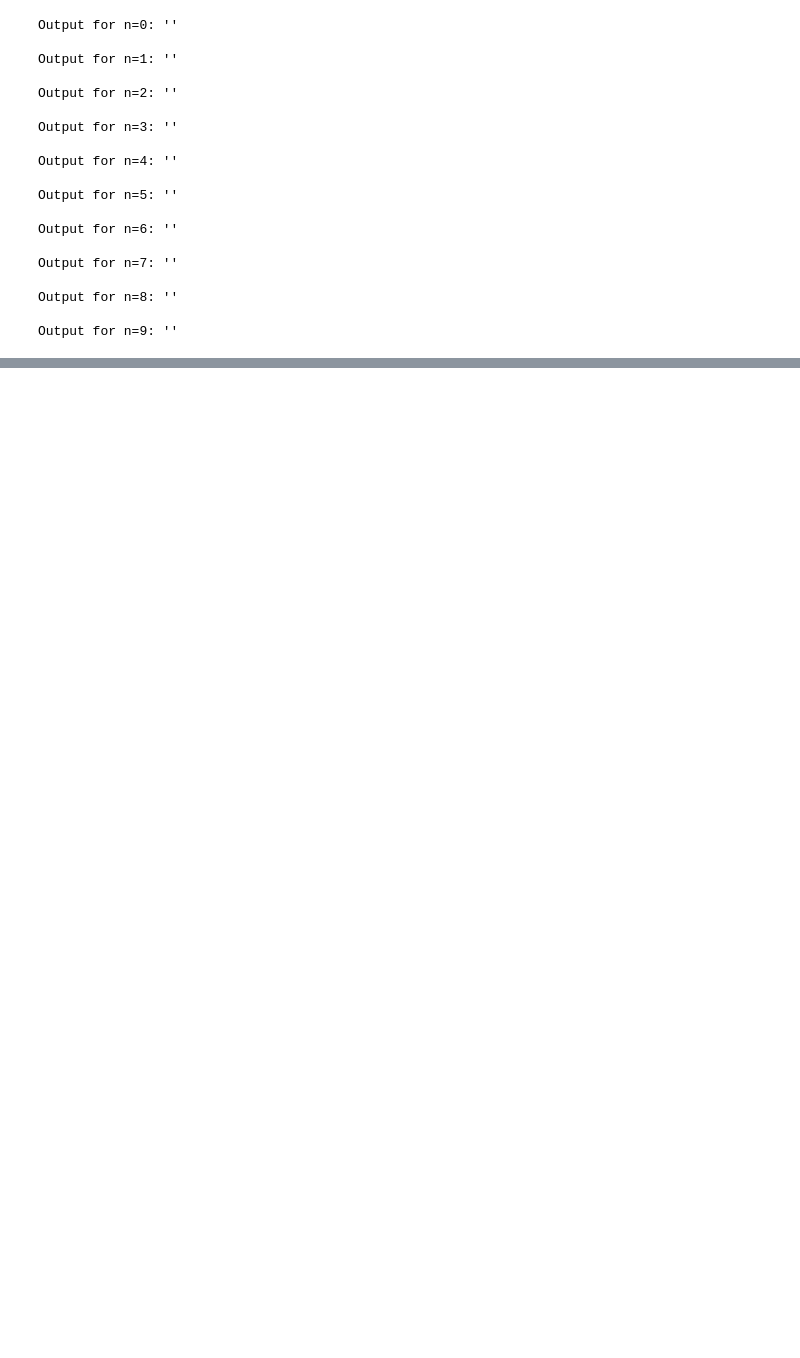
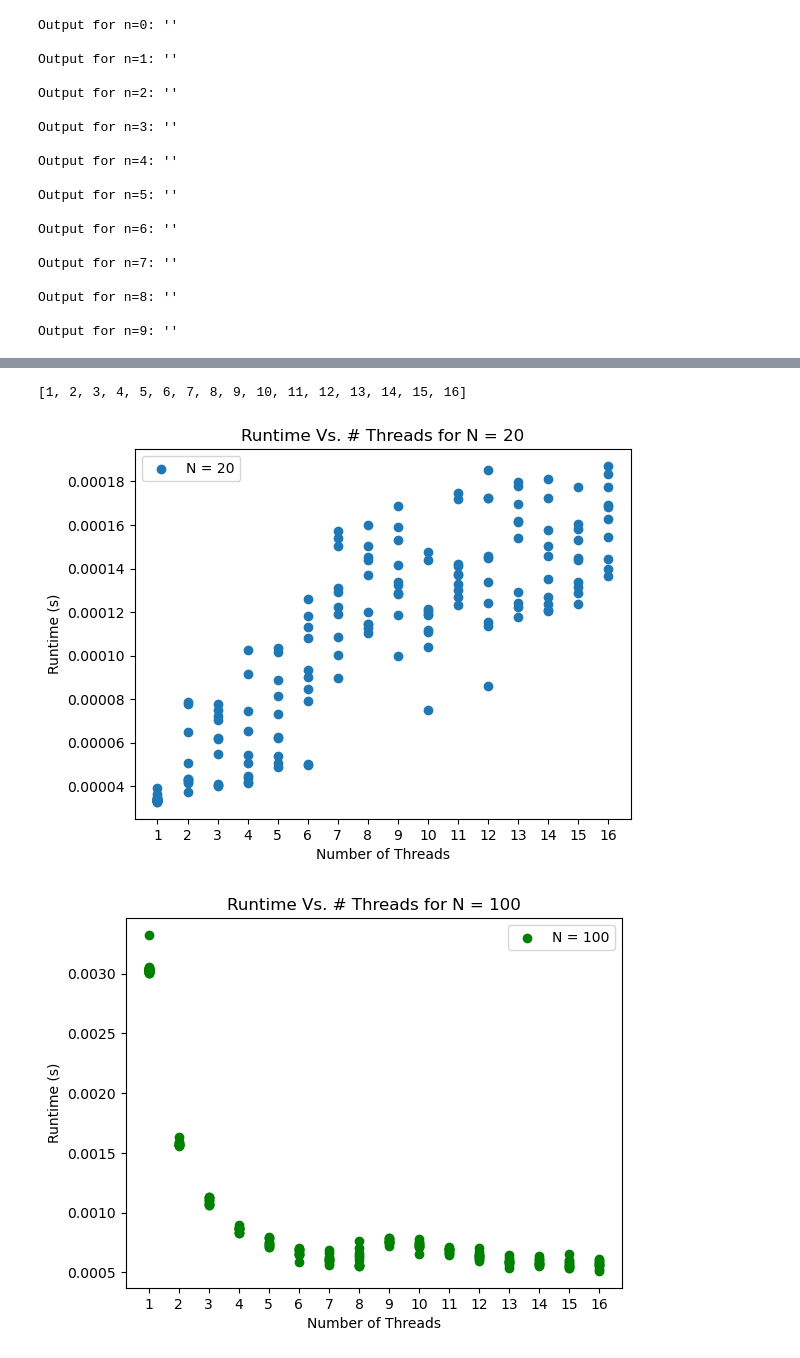
Before and after one commit to cmse822/project-4-openmp-intro-team-4, a Jupyter notebook: Part1_Driver_Visualization.ipynb, the cells around one changed output, grey strips where cells are left out. Cells and saved outputs as stored; diff of their text form; code cells hidden in the pictures; blank space fills up the shorter version.

```diff
--- a/Part1_Driver_Visualization.ipynb
+++ b/Part1_Driver_Visualization.ipynb
@@ -138,0 +161,51 @@ array([ 0,  1,  2,  3,  4,  5,  6,  7,  8,  9, 10, 11, 12, 13, 14, 15])
+# %%
+#Mask the data by the array size.
+data_20 = data_p1[data_p1['Matrix Size'] == 20]
+data_100 = data_p1[(data_p1['Matrix Size'] == 100) & (data_p1[' Threads'] != 'Serial')]
+data_1000 = data_p1[data_p1['Matrix Size'] == 1000]
+
+##Determine a single average runtime for each thread count
+unique_threads = sorted(np.unique(pd.to_numeric(data_20[' Threads'])))
+
+print(unique_threads)
+
+avgRT_20 = []
+avgRT_100 = []
+avgRT_1000 = []
+
+# for t in unique_threads:
+#     avgRT_20.append(np.mean(data_20[data_20[' Threads'] == str(t)][' Average Runtime']))
+#     avgRT_100.append(np.mean(avgRT_100[avgRT_100[' Threads'] == str(t)][' Average Runtime']))
+#     # avgRT_1000.append(np.mean(avgRT_1000[avgRT_1000[' Threads'] == str(t)][' Average Runtime']))
+
+
+# print(avgRT_20)
+# # plt.scatter(unique_threads,avgRT_20)
+
+plt.figure()
+plt.scatter(data_20[' Threads'],data_20[' Average Runtime'],label = 'N = 20')
+plt.xlabel("Number of Threads")
+plt.ylabel("Runtime (s)")
+plt.title("Runtime Vs. # Threads for N = 20")
+plt.legend()
+plt.savefig("TimeVsThreads_N20.jpg")
+
+plt.figure()
+plt.scatter(data_100[' Threads'],data_100[' Average Runtime'],label = 'N = 100',color = 'green')
+plt.xlabel("Number of Threads")
+plt.ylabel("Runtime (s)")
+plt.title("Runtime Vs. # Threads for N = 100")
+plt.legend()
+plt.savefig("TimeVsThreads_N100.jpg")
+
+plt.figure()
+plt.scatter(data_1000[' Threads'],data_1000[' Average Runtime'],label = 'N = 1000',color = 'red')
+plt.xlabel("Number of Threads")
+plt.ylabel("Runtime (s)")
+plt.title("Runtime Vs. # Threads for N = 1000")
+plt.legend()
+plt.savefig("TimeVsThreads_N1000.jpg")
+# %% [output]
+[1, 2, 3, 4, 5, 6, 7, 8, 9, 10, 11, 12, 13, 14, 15, 16]
+[figure, added]
+[figure, added]
```
Also changed, not shown: parts of 7 cells of this notebook, 6 other files.
